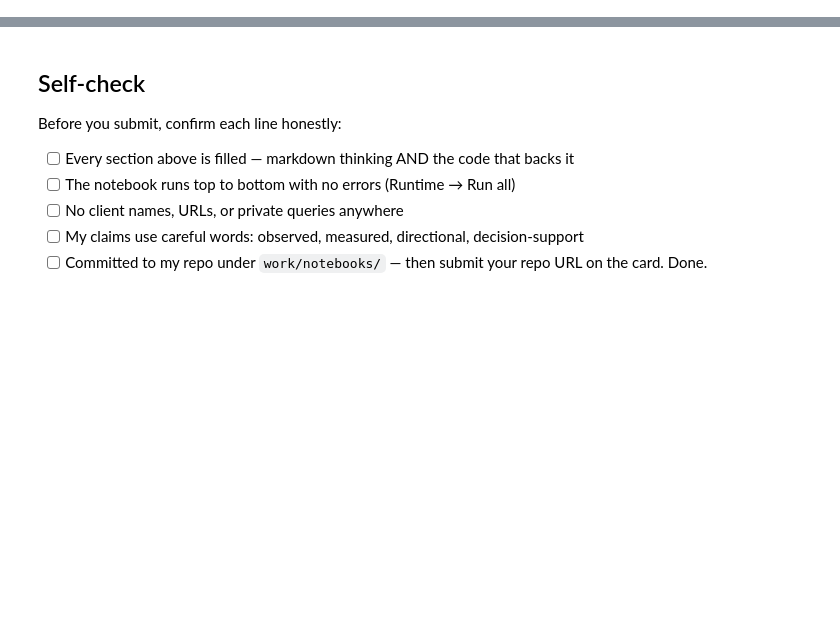
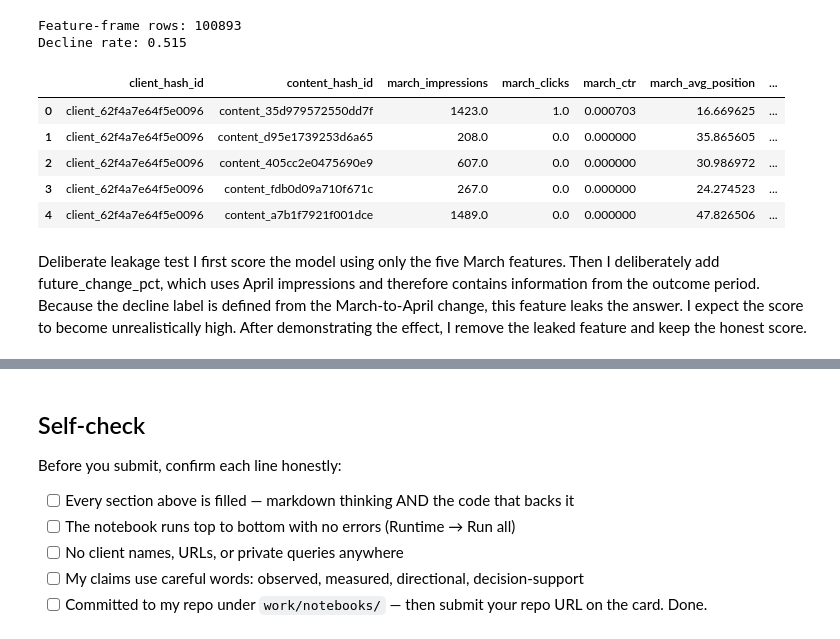
Before and after one commit to ismayilysfli/FlyRank-ml, a Jupyter notebook: work/notebooks/w03_data_contract.ipynb, the cells around one changed output, grey strips where cells are left out. Cells and saved outputs as stored; diff of their text form; code cells hidden in the pictures; blank space fills up the shorter version.

Commit message:
Complete ML-04 data contract and leakage check

```diff
--- a/work/notebooks/w03_data_contract.ipynb
+++ b/work/notebooks/w03_data_contract.ipynb
@@ -36,0 +115,61 @@ This skeleton is yours to fill. Work the sections **in order** — each one has
+# %%
+feature_frame = con.sql(f"""
+    WITH march_features AS (
+        SELECT
+            client_hash_id,
+            content_hash_id,
+            SUM(gsc_impressions) AS march_impressions,
+            SUM(gsc_clicks) AS march_clicks,
+            CASE
+                WHEN SUM(gsc_impressions) > 0
+                THEN 1.0 * SUM(gsc_clicks) / SUM(gsc_impressions)
+                ELSE NULL
+            END AS march_ctr,
+            AVG(CASE
+                WHEN gsc_avg_position > 0 THEN gsc_avg_position
+            END) AS march_avg_position,
+            COUNT(DISTINCT CASE
+                WHEN gsc_impressions > 0 THEN report_date
+            END) AS march_active_days
+        FROM {MARCH}
+        WHERE gsc_data_available IS TRUE
+        GROUP BY 1, 2
+        HAVING SUM(gsc_impressions) >= 100
+    ),
+    april_outcome AS (
+        SELECT
+            client_hash_id,
+            content_hash_id,
+            SUM(gsc_impressions) AS april_impressions
+        FROM {APRIL}
+        WHERE gsc_data_available IS TRUE
+        GROUP BY 1, 2
+    )
+    SELECT
+        m.*,
+        a.april_impressions,
+        CASE
+            WHEN a.april_impressions < 0.8 * m.march_impressions THEN 1
+            ELSE 0
+        END AS is_declining
+    FROM march_features m
+    INNER JOIN april_outcome a
+        USING (client_hash_id, content_hash_id)
+""").df()
+
+print("Feature-frame rows:", len(feature_frame))
+print("Decline rate:", round(feature_frame["is_declining"].mean(), 3))
+
+feature_frame.head()
+# %% [output]
+Feature-frame rows: 100893
+Decline rate: 0.515
+|  | client_hash_id | content_hash_id | march_impressions | march_clicks | march_ctr | march_avg_position | ... |
+| 0 | client_62f4a7e64f5e0096 | content_35d979572550dd7f | 1423.0 | 1.0 | 0.000703 | 16.669625 | ... |
+| 1 | client_62f4a7e64f5e0096 | content_d95e1739253d6a65 | 208.0 | 0.0 | 0.000000 | 35.865605 | ... |
+| 2 | client_62f4a7e64f5e0096 | content_405cc2e0475690e9 | 607.0 | 0.0 | 0.000000 | 30.986972 | ... |
+| 3 | client_62f4a7e64f5e0096 | content_fdb0d09a710f671c | 267.0 | 0.0 | 0.000000 | 24.274523 | ... |
+| 4 | client_62f4a7e64f5e0096 | content_a7b1f7921f001dce | 1489.0 | 0.0 | 0.000000 | 47.826506 | ... |
+# %% [markdown]
+Deliberate leakage test
+I first score the model using only the five March features. Then I deliberately add future_change_pct, which uses April impressions and therefore contains information from the outcome period. Because the decline label is defined from the March-to-April change, this feature leaks the answer. I expect the score to become unrealistically high. After demonstrating the effect, I remove the leaked feature and keep the honest score.
```
Also changed, not shown: parts of 20 cells of this notebook.
